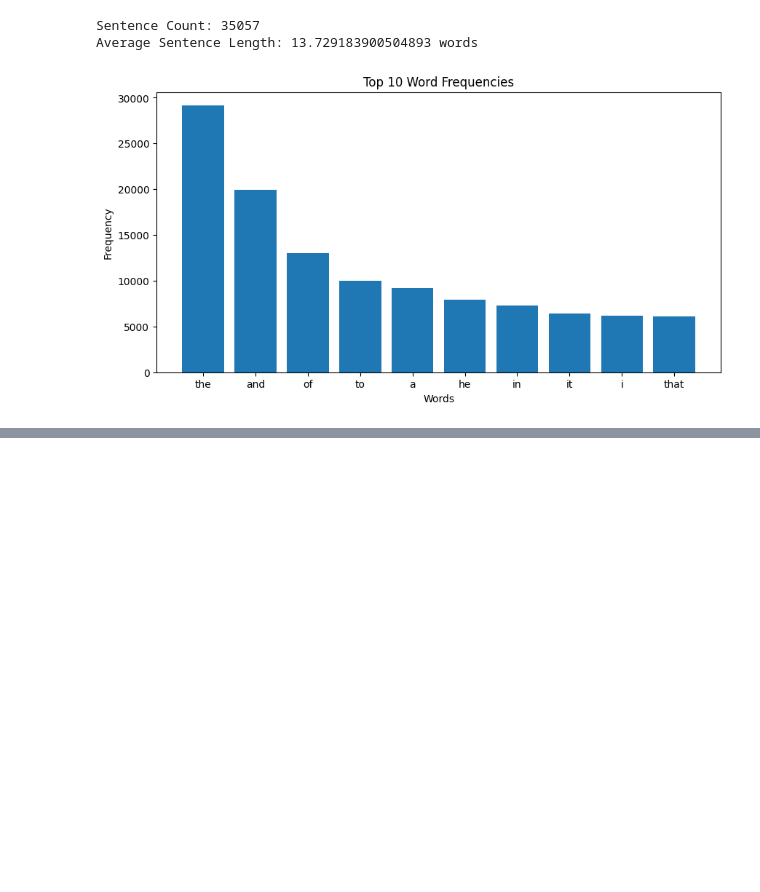
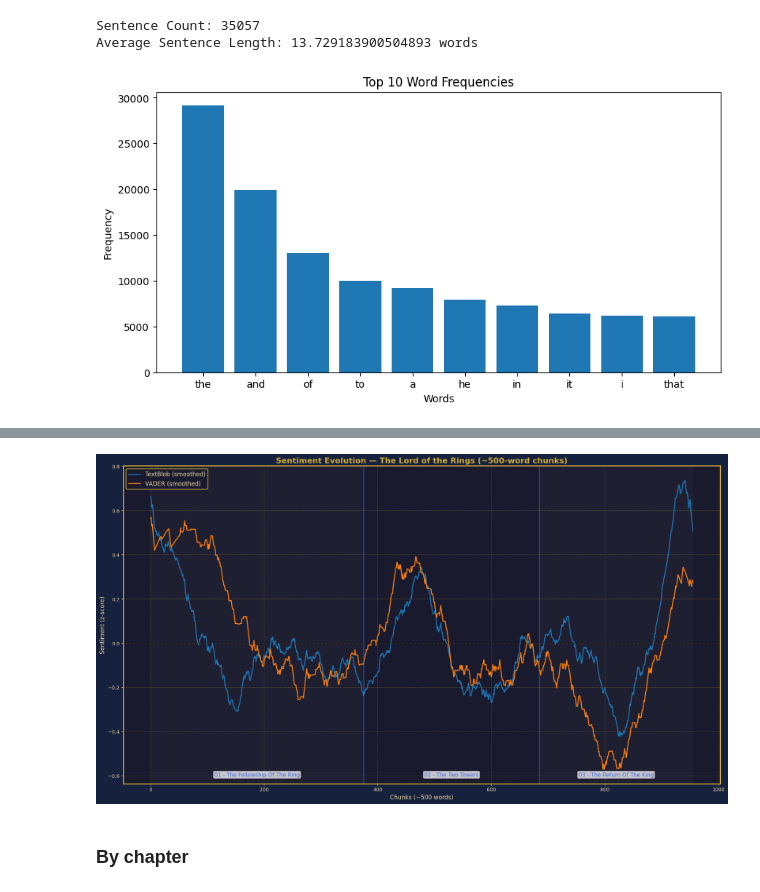
Before and after one commit to LaraN01/CAS_NLP, a Jupyter notebook: Projects/Corpus_task.ipynb, the cells around one changed output, grey strips where cells are left out. Saved outputs shown, nothing was run; the diff lists cells and outputs as text; code cells hidden in the pictures; blank space fills up the shorter version.

```diff
--- a/Projects/Corpus_task.ipynb
+++ b/Projects/Corpus_task.ipynb
@@ -1130,0 +1061,6 @@ plt.show()
+# %%
+chunks=create_word_chunks(combined_text, 500)
+print(f"created {len(chunks)} chunks of ~500 words")
+print("First chunk preview (first 200 characters)")
+print("-"*20)
+print(f"{chunks[0][:200]} ...")
@@ -1130,0 +1113,74 @@ plt.show()
+# %%
+use_zscore = True  # if True we analyze the shape, if False we analyze the levels
+
+if use_zscore:
+    sentiment_blob_plot = zscore_list(s_b)
+    sentiment_vader_plot = zscore_list(s_v)
+    y_label = "Sentiment (z-score)"
+else:
+    sentiment_blob_plot = s_b[:]
+    sentiment_vader_plot = s_v[:]
+    y_label = "Sentiment score"
+# %%
+chunk_size = 500  # must match create_word_chunks(..., 500)
+
+BOOK_SEP = "\n\n --- BOOK BREAK ---\n\n"
+parts = combined_text.split(BOOK_SEP)
+book_chunk_counts = [len(create_word_chunks(p, chunk_size)) for p in parts]  # chunks in the books
+
+book_boundaries = np.cumsum(book_chunk_counts).tolist() # boundaries in global chunk indices
+interior = book_boundaries[:-1]
+
+book_labels = [Path(f).stem for f in book_files]   # e.g., ["01 - The Fellowship...", "02 - The Two Towers", "03 - ..."]
+
+smooth_window = 100
+
+x_positions = list(range(len(chunks)))
+
+s_blob = pd.Series(sentiment_blob_plot)
+s_vader = pd.Series(sentiment_vader_plot)
+
+s_blob_smooth  = s_blob.rolling(window=smooth_window, center=True, min_periods=1).mean().tolist()
+s_vader_smooth = s_vader.rolling(window=smooth_window, center=True, min_periods=1).mean().tolist()
+
+fig, ax = plt.subplots(figsize=(18, 10))
+
+ax.plot(x_positions, s_blob_smooth,  '-', label='TextBlob (smoothed)', linewidth=2)
+ax.plot(x_positions, s_vader_smooth, '-', label='VADER (smoothed)',    linewidth=2)
+
+ax.axhline(y=0, color='black', linestyle='--', alpha=0.5)
+
+ax.set_title('Sentiment Evolution by Chunks (~ 500 words) — Fellowship of the Ring', fontsize=16, fontweight='bold')
+ax.set_xlabel('Chunks (~500 words)', fontsize=12)
+ax.set_ylabel(y_label, fontsize=12)
+ax.legend(fontsize=12)
+ax.grid(True, alpha=0.3)
+
+
+for b in interior:
+    ax.axvline(b - 0.5, color='royalblue', linewidth=1.2, alpha=0.8, zorder=3)
+
+starts = [0] + interior
+ends   = interior + [len(chunks)]
+for i, (s, e) in enumerate(zip(starts, ends)):
+    ax.axvspan(s - 0.5, e - 0.5, color='grey', alpha=0.05 if i % 2 == 0 else 0.0, zorder=0)
+
+trans = mtransforms.blended_transform_factory(ax.transData, ax.transAxes)
+for i, (s, e) in enumerate(zip(starts, ends)):
+    mid = (s + e) / 2 - 0.5
+    label = book_labels[i] if i < len(book_labels) else f"Book {i+1}"
+    ax.text(mid, 0.02, label,
+            transform=trans, ha='center', va='bottom',
+            fontsize=11, color='royalblue',
+            bbox=dict(boxstyle='round,pad=0.2',
+                      facecolor='white', edgecolor='none', alpha=0.75))
+
+ax.set_title('Sentiment Evolution — The Lord of the Rings (~500-word chunks)', fontsize=16, fontweight='bold')
+
+u.tolkienize_plot()
+plt.tight_layout()
+plt.show()
+# %% [output]
+[figure, added]
+# %% [markdown]
+### By chapter
```
Also changed, not shown: parts of 42 cells of this notebook.
